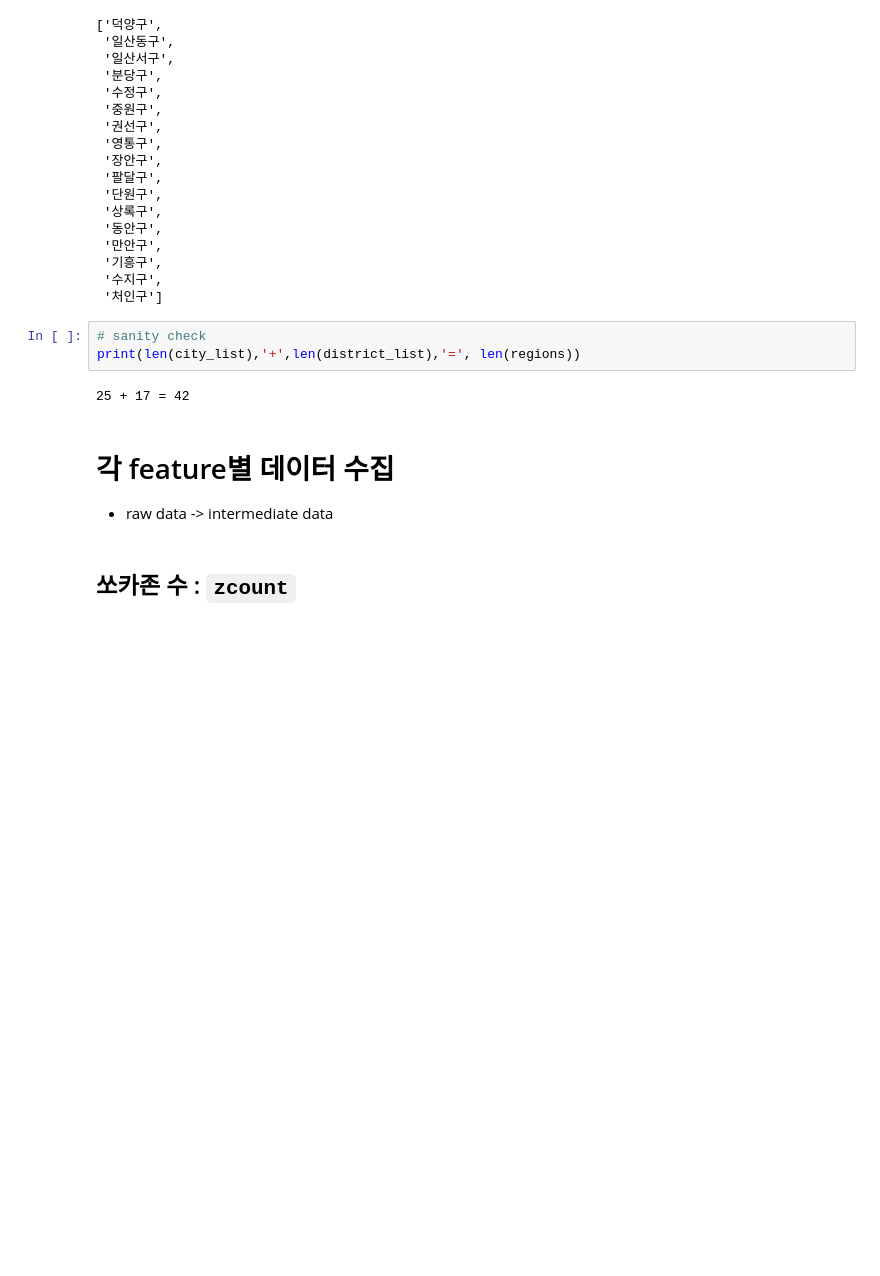
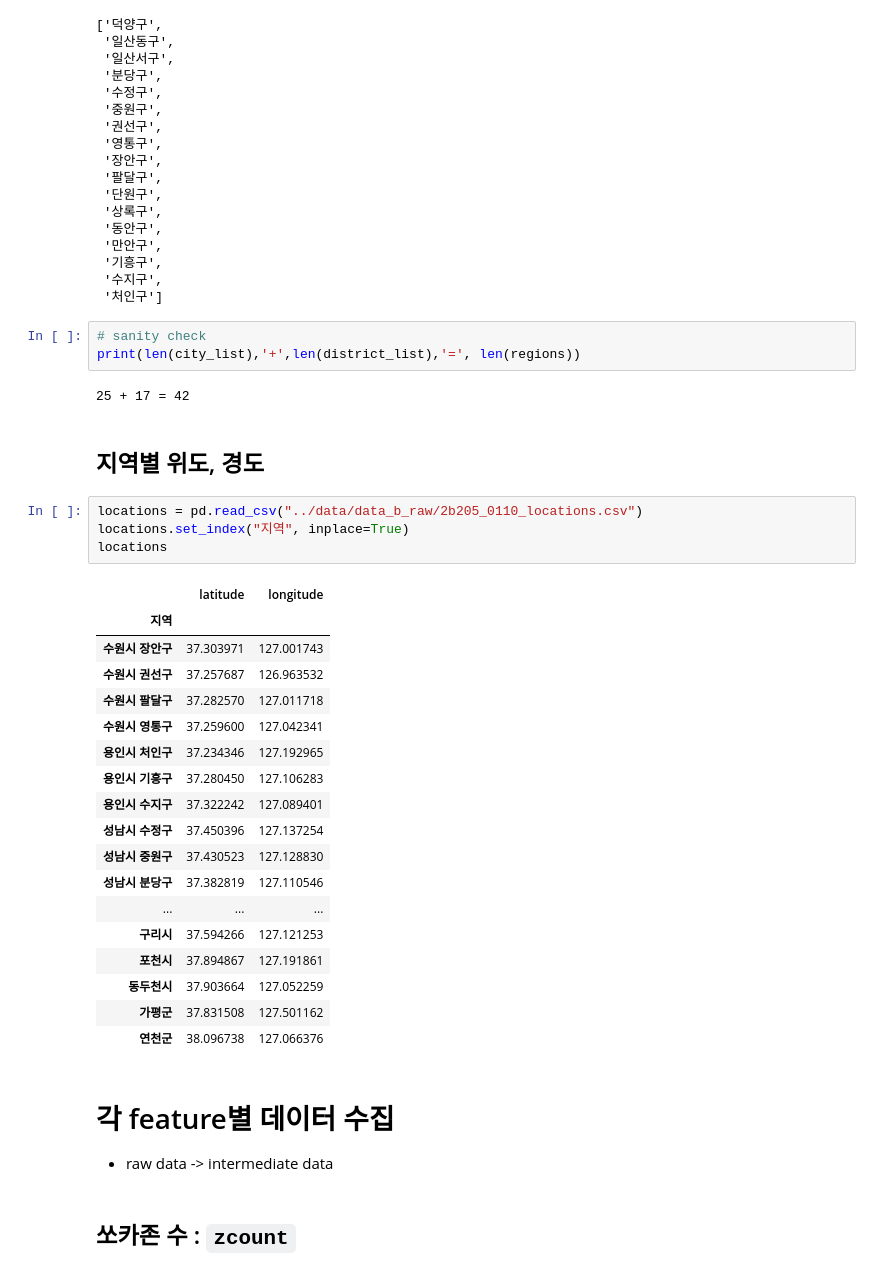
Before and after one commit to govin08/our-socar, a Jupyter notebook: main/code/1201_1230_collect_data.ipynb, the cells around one changed output. Cells and saved outputs as stored; diff of their text form; blank space fills up the shorter version.

```diff
--- a/main/code/1201_1230_collect_data.ipynb
+++ b/main/code/1201_1230_collect_data.ipynb
@@ -104,6 +104,31 @@ district_list_
 print(len(city_list),'+',len(district_list),'=', len(regions))
 # %% [output]
 25 + 17 = 42
+# %% [markdown]
+## 지역별 위도, 경도
+# %%
+locations = pd.read_csv("../data/data_b_raw/2b205_0110_locations.csv")
+locations.set_index("지역", inplace=True)
+locations
+# %% [output]
+|  | latitude | longitude |
+| 지역 |  |  |
+| 수원시 장안구 | 37.303971 | 127.001743 |
+| 수원시 권선구 | 37.257687 | 126.963532 |
+| 수원시 팔달구 | 37.282570 | 127.011718 |
+| 수원시 영통구 | 37.259600 | 127.042341 |
+| 용인시 처인구 | 37.234346 | 127.192965 |
+| 용인시 기흥구 | 37.280450 | 127.106283 |
+| 용인시 수지구 | 37.322242 | 127.089401 |
+| 성남시 수정구 | 37.450396 | 127.137254 |
+| 성남시 중원구 | 37.430523 | 127.128830 |
+| 성남시 분당구 | 37.382819 | 127.110546 |
+| ... | ... | ... |
+| 구리시 | 37.594266 | 127.121253 |
+| 포천시 | 37.894867 | 127.191861 |
+| 동두천시 | 37.903664 | 127.052259 |
+| 가평군 | 37.831508 | 127.501162 |
+| 연천군 | 38.096738 | 127.066376 |
 # %% [markdown]
 # 각 feature별 데이터 수집
 - raw data -> intermediate data
```
Also changed, not shown: parts of 1 cell of this notebook, 9 other files.
